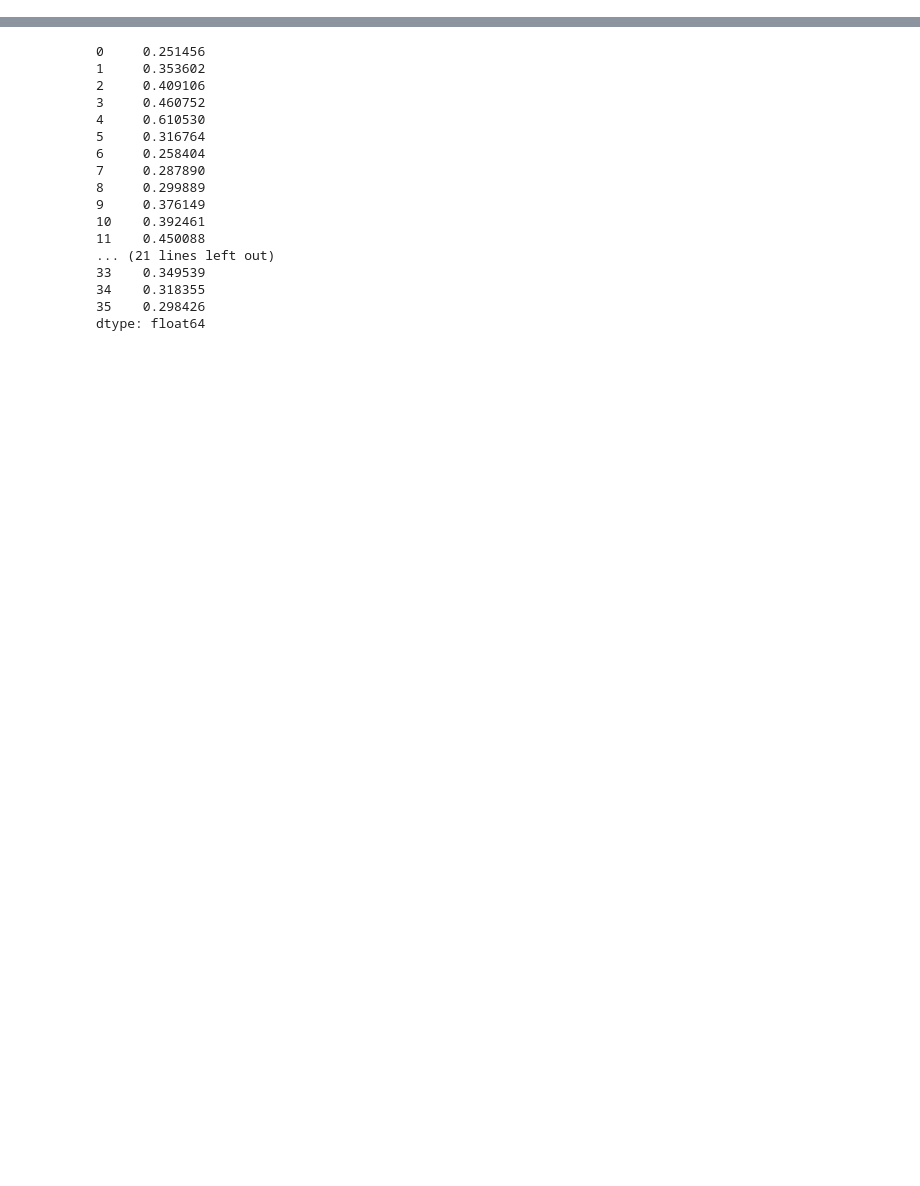
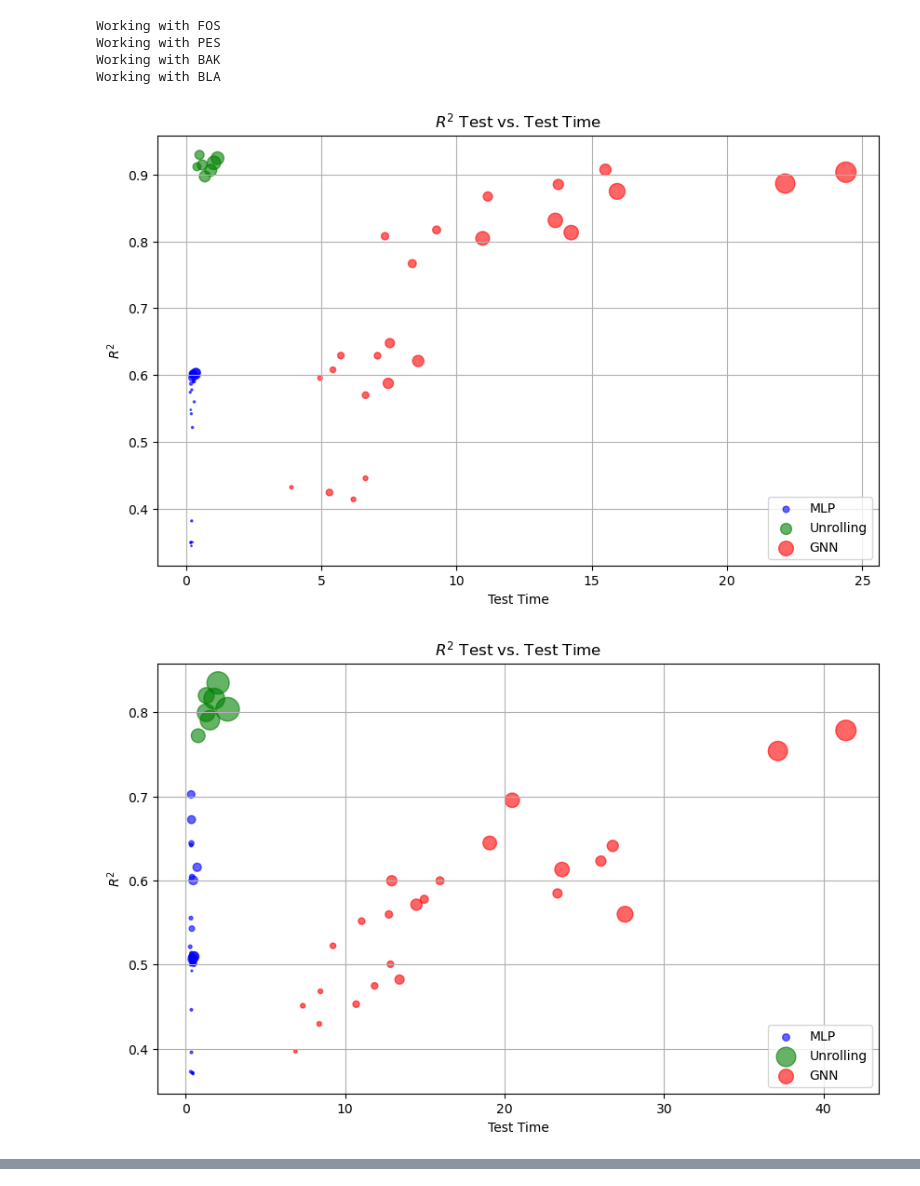
Before and after one commit to albertsolaroca/GGANet, a Jupyter notebook: main_unrolling/visualizations.ipynb, the cells around one changed output, grey strips where cells are left out. Drawn from its saved outputs; the diff is of its cells as text; code cells hidden in the pictures; blank space fills up the shorter version.

Commit message:
Final results

```diff
--- a/main_unrolling/visualizations.ipynb
+++ b/main_unrolling/visualizations.ipynb
@@ -19,13 +22,46 @@ def load_raw_dataset(wdn_name, data_folder):
 	data_tst = pickle.load(open(f'{data_folder}/test/{wdn_name}.p', "rb"))
 
 	return data_tra, data_val, data_tst
+# %%
+def plot_r2_time(mlp_results,unrolling_results,gnn_results):
+	# Add a new column 'Source' to identify the dataframes
+	mlp_results['Source'] = 'MLP'
+	unrolling_results['Source'] = 'Unrolling'
+	gnn_results['Source'] = 'GNN'
+
+	# Create the scatter plot
+	plt.figure(figsize=(10, 6))
+
+	# Scatter plot for MLP results
+	plt.scatter(mlp_results['test_time'], mlp_results['r2_test'], s=mlp_results['total_params'] / 1000, c='blue', alpha=0.6, label='MLP')
+
+	# Scatter plot for Unrolling results
+	plt.scatter(unrolling_results['test_time'], unrolling_results['r2_test'], s=unrolling_results['total_params'] / 1000, c='green', alpha=0.6, label='Unrolling')
+
+	# Scatter plot for GNN results
+	plt.scatter(gnn_results['test_time'], gnn_results['r2_test'], s=gnn_results['total_params'] / 1000, c='red', alpha=0.6, label='GNN')
+
+	plt.xlabel('Test Time')
+	plt.ylabel('$R^2$')
+	plt.title('$R^2$ Test vs. Test Time')
+	plt.legend()
+	plt.grid(True)
+	plt.savefig(f'./experiments/visualizations/r2_test_vs_test_time_{wdn}.png')
 # %%
 cfg = read_config("config_unrolling_GNN.yaml")
 data_folder = cfg['data_folder']
 all_wdn_names = cfg['networks']
 
-wdn = 'FOS'
-tra_database, val_database, tst_database = load_raw_dataset(wdn, data_folder)
-real = pd.read_csv(f'./experiments/unrolling_WDN/{wdn}/MLP/pred/testing/real.csv').drop(columns=['Unnamed: 0'])
-mlp_pred = pd.read_csv(f'./experiments/unrolling_WDN/{wdn}/MLP/pred/testing/1.csv').drop(columns=['Unnamed: 0'])
-unrolling_pred =  pd.read_csv(f'./experiments/unrolling_WDN/{wdn}/UnrollingModel/pred/testing/1.csv').drop(columns=['Unnamed: 0'])
+for wdn in all_wdn_names:
+	print(f'Working with {wdn}')
+	mlp_results = pd.read_csv(f'./experiments/Results MLP and Unrolling 8000/{wdn}/MLP/results_MLP.csv').drop(columns=['Unnamed: 0'])
+	unrolling_results =  pd.read_csv(f'./experiments/Results MLP and Unrolling 8000/{wdn}/UnrollingModel/results_UnrollingModel.csv').drop(columns=['Unnamed: 0'])
+	gnn_results =  pd.read_csv(f'./experiments/unrolling_GNN_WDN/{wdn}/GNN_ChebConv/results_GNN_ChebConv.csv').drop(columns=['Unnamed: 0'])
+	plot_r2_time(mlp_results,unrolling_results,gnn_results)
+# %% [output]
+Working with FOS
+Working with PES
+Working with BAK
+Working with BLA
+[figure, added]
+[figure, added]
@@ -32,21 +69,0 @@ unrolling_pred =  pd.read_csv(f'./experiments/unrolling_WDN/{wdn}/UnrollingModel
-# %%
-mean_error_per_node_mlp = np.sqrt(((mlp_pred - real) ** 2).mean())
-mean_error_per_node_mlp
-# %% [output]
-0     0.251456
-1     0.353602
-2     0.409106
-3     0.460752
-4     0.610530
-5     0.316764
-6     0.258404
-7     0.287890
-8     0.299889
-9     0.376149
-10    0.392461
-11    0.450088
-... (21 lines left out)
-33    0.349539
-34    0.318355
-35    0.298426
-dtype: float64
```
Also changed, not shown: parts of 7 cells of this notebook, 4 other files.
